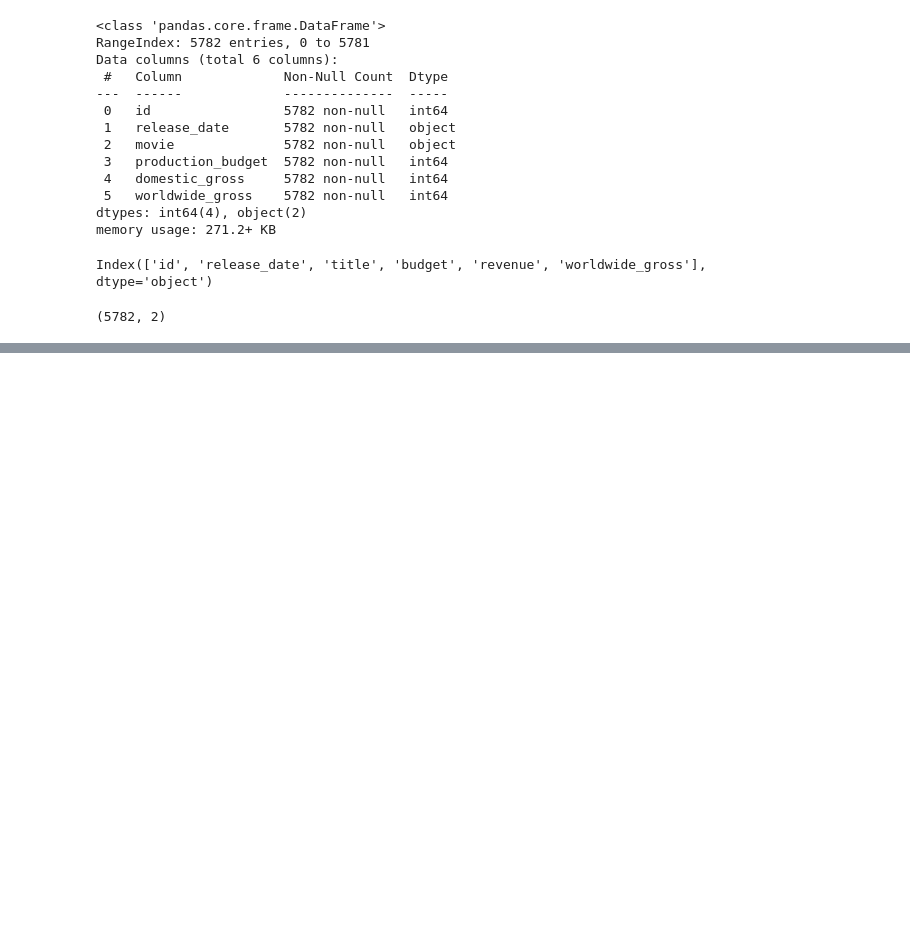
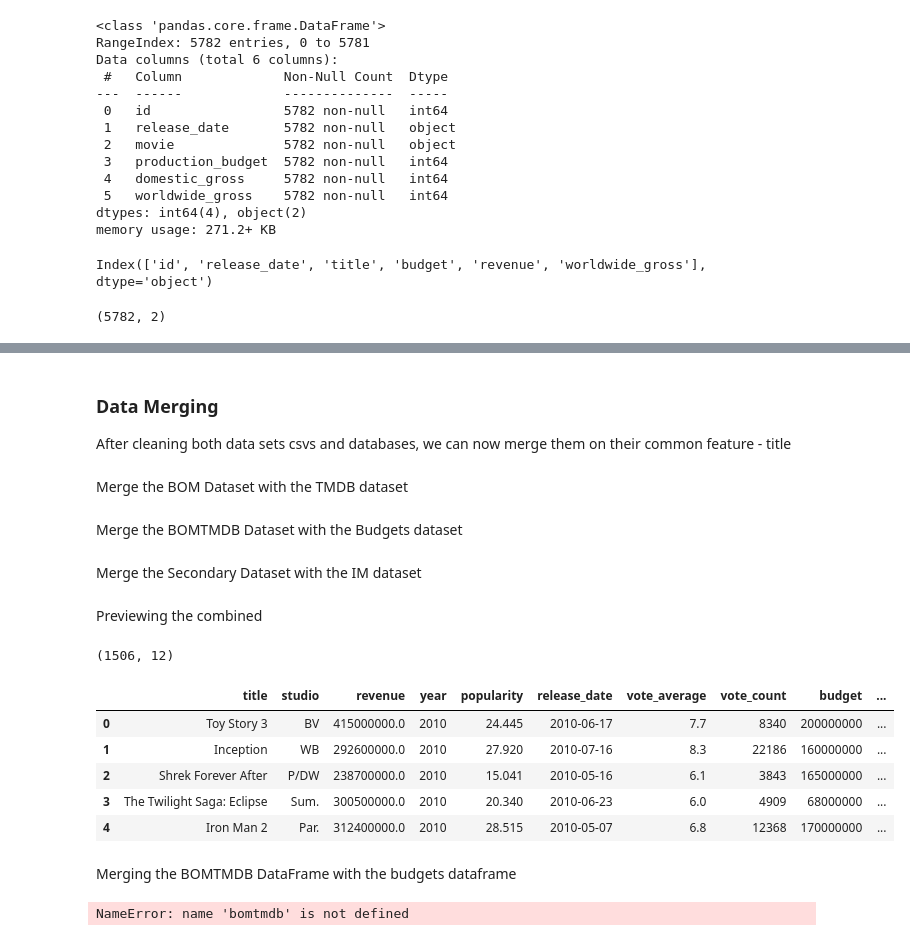
Before and after one commit to ggeorgekkariuki/Microsoft-Movie-Analysis, a Jupyter notebook: student.ipynb, the cells around one changed output, grey strips where cells are left out. Cells and saved outputs as stored; diff of their text form; code cells hidden in the pictures; blank space fills up the shorter version.

Commit message:
Merge all datasets into one table

```diff
--- a/student.ipynb
+++ b/student.ipynb
@@ -306,0 +352,6 @@ budgets_df.shape
+# %%
+# There seems to be an outlier in the im_df dataset where a movie has a runtime of 51420 minutes which translates to 857 hours
+# This could have been an error while inputting data or this relates to a Series instead of a movie
+
+# Assuming the average length of a very long normal movie is less than 5 hours
+im_df = im_df[im_df["runtime_minutes"] <= 300]
@@ -306,0 +371,36 @@ budgets_df.shape
+# %% [markdown]
+### Data Merging
+
+After cleaning both data sets csvs and databases, we can now merge them on their common feature - title
+# %% [markdown]
+Merge the BOM Dataset with the TMDB dataset
+# %%
+# Merging the bom datasets
+bomtmdb = pd.merge(left=bom_df, right=tmdb_df, how="inner", on="title")
+# %% [markdown]
+Merge the BOMTMDB Dataset with the Budgets dataset
+# %%
+secondary_df = pd.merge(left=bomtmdb, right=budgets_df, how="inner", on="title")
+# %% [markdown]
+Merge the Secondary Dataset with the IM dataset
+# %%
+movies_df = pd.merge(secondary_df, im_df, how='inner', on='title')
+# %% [markdown]
+Previewing the combined
+# %%
+print(movies_df.shape)
+movies_df.head()
+# %% [output]
+(1506, 12)
+|  | title | studio | revenue | year | popularity | release_date | vote_average | vote_count | budget | ... |
+| 0 | Toy Story 3 | BV | 415000000.0 | 2010 | 24.445 | 2010-06-17 | 7.7 | 8340 | 200000000 | ... |
+| 1 | Inception | WB | 292600000.0 | 2010 | 27.920 | 2010-07-16 | 8.3 | 22186 | 160000000 | ... |
+| 2 | Shrek Forever After | P/DW | 238700000.0 | 2010 | 15.041 | 2010-05-16 | 6.1 | 3843 | 165000000 | ... |
+| 3 | The Twilight Saga: Eclipse | Sum. | 300500000.0 | 2010 | 20.340 | 2010-06-23 | 6.0 | 4909 | 68000000 | ... |
+| 4 | Iron Man 2 | Par. | 312400000.0 | 2010 | 28.515 | 2010-05-07 | 6.8 | 12368 | 170000000 | ... |
+# %% [markdown]
+Merging the BOMTMDB DataFrame with the budgets dataframe
+# %%
+secondary_df = pd.merge(left=bomtmdb, right=budgets_df, how="inner", on="title")
+# %% [output]
+NameError: name 'bomtmdb' is not defined
```
Also changed, not shown: parts of 10 cells of this notebook.
